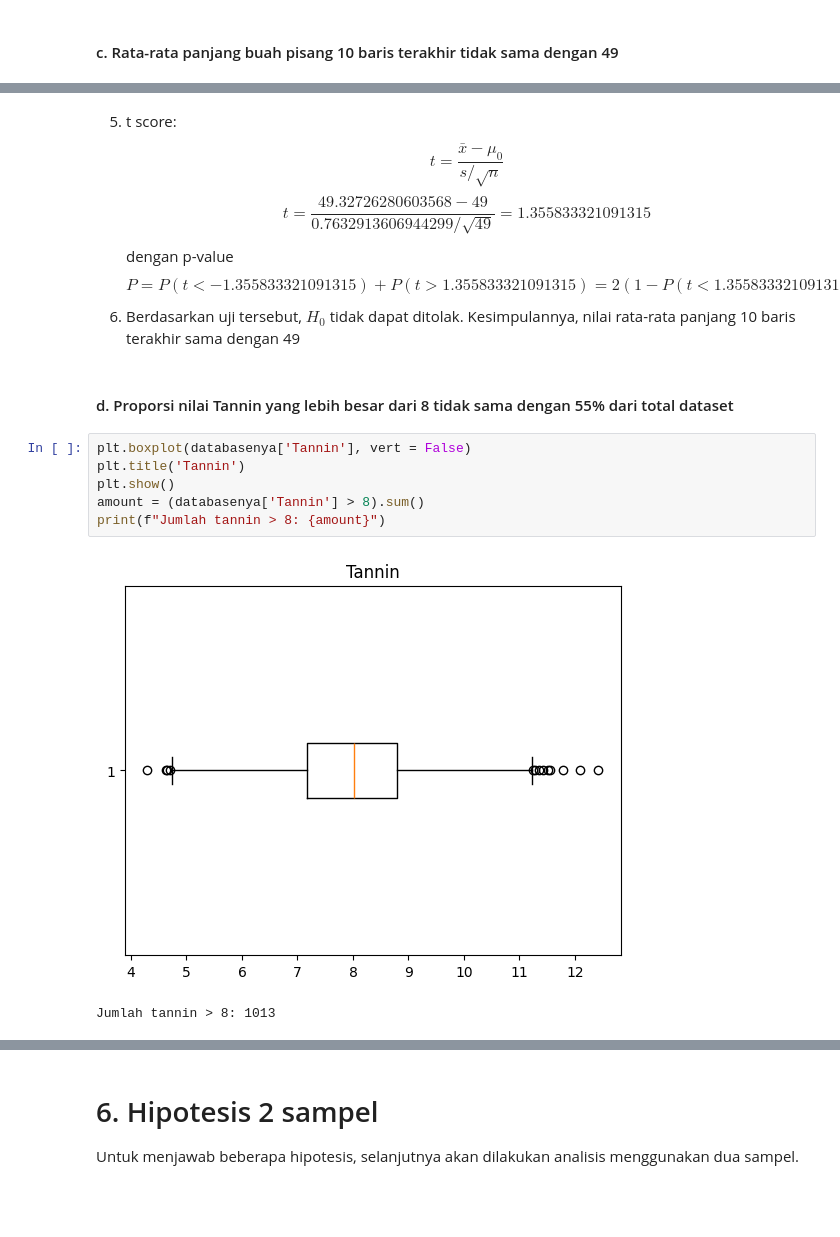
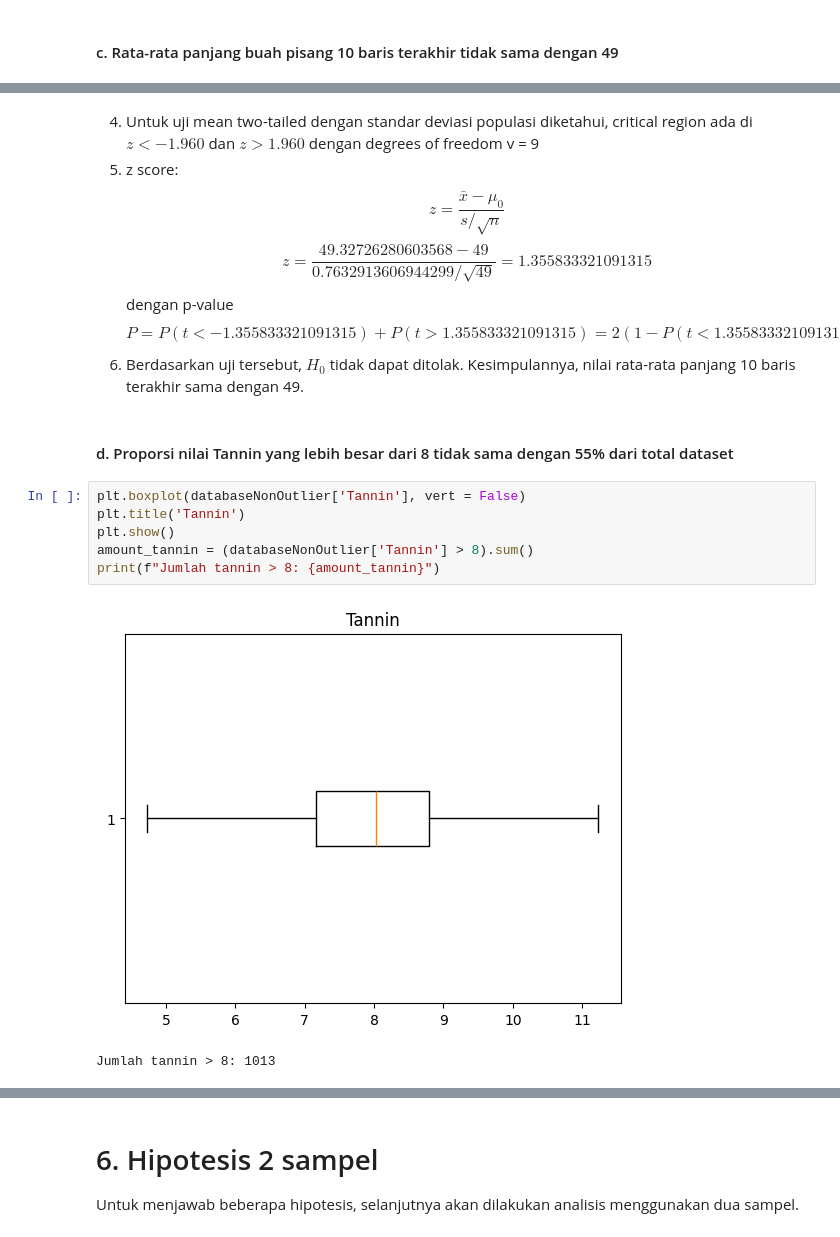
Before and after one commit to NameLessAth/Tubes-probstat, a Jupyter notebook: K02-IF2220-13522044-13522106.ipynb, the cells around one changed output, grey strips where cells are left out. Cells and saved outputs as stored; diff of their text form; blank space fills up the shorter version.

```diff
--- a/K02-IF2220-13522044-13522106.ipynb
+++ b/K02-IF2220-13522044-13522106.ipynb
@@ -320,18 +332,19 @@ P (t < -1.355833321091315) + P (t > 1.355833321091315) = 0.20819233570600892
 # %% [markdown]
-5. t score:
-$$t = \frac{\bar{x} - \mu_0}{s/\sqrt{n}}   $$
-$$t = \frac{49.32726280603568 - 49}{0.7632913606944299/\sqrt{49}} = 1.355833321091315  $$
-dengan p-value $$ P = P (t < -1.355833321091315) + P(t > 1.355833321091315) = 2(1 - P(t < 1.355833321091315))  = 2(1 - 0.8959038321469955) = 0.20819233570600892 > 0.05$$
-6. Berdasarkan uji tersebut, $H_0$ tidak dapat ditolak. Kesimpulannya, nilai rata-rata panjang 10 baris terakhir sama dengan 49
+4. Untuk uji mean two-tailed dengan standar deviasi populasi diketahui, critical region ada di $z < -1.960$ dan $z > 1.960$ dengan degrees of freedom v = 9
+5. z score:
+$$z = \frac{\bar{x} - \mu_0}{s/\sqrt{n}}   $$
+$$z = \frac{49.32726280603568 - 49}{0.7632913606944299/\sqrt{49}} = 1.355833321091315  $$
+dengan p-value $$ P = P (t < -1.355833321091315) + P(t > 1.355833321091315) = 2(1 - P(t < 1.355833321091315)) = 0.17515220680816945 > 0.05$$
+6. Berdasarkan uji tersebut, $H_0$ tidak dapat ditolak. Kesimpulannya, nilai rata-rata panjang 10 baris terakhir sama dengan 49.
 # %% [markdown]
 #### d. Proporsi nilai Tannin yang lebih besar dari 8 tidak sama dengan 55% dari total dataset
 # %%
-plt.boxplot(databasenya['Tannin'], vert = False)
+plt.boxplot(databaseNonOutlier['Tannin'], vert = False)
 plt.title('Tannin')
 plt.show()
-amount = (databasenya['Tannin'] > 8).sum()
-print(f"Jumlah tannin > 8: {amount}")
+amount_tannin = (databaseNonOutlier['Tannin'] > 8).sum()
+print(f"Jumlah tannin > 8: {amount_tannin}")
 # %% [output]
-[figure, old version]
+[figure, new version]
 Jumlah tannin > 8: 1013
 # %%
```
Also changed, not shown: parts of 34 cells of this notebook.
